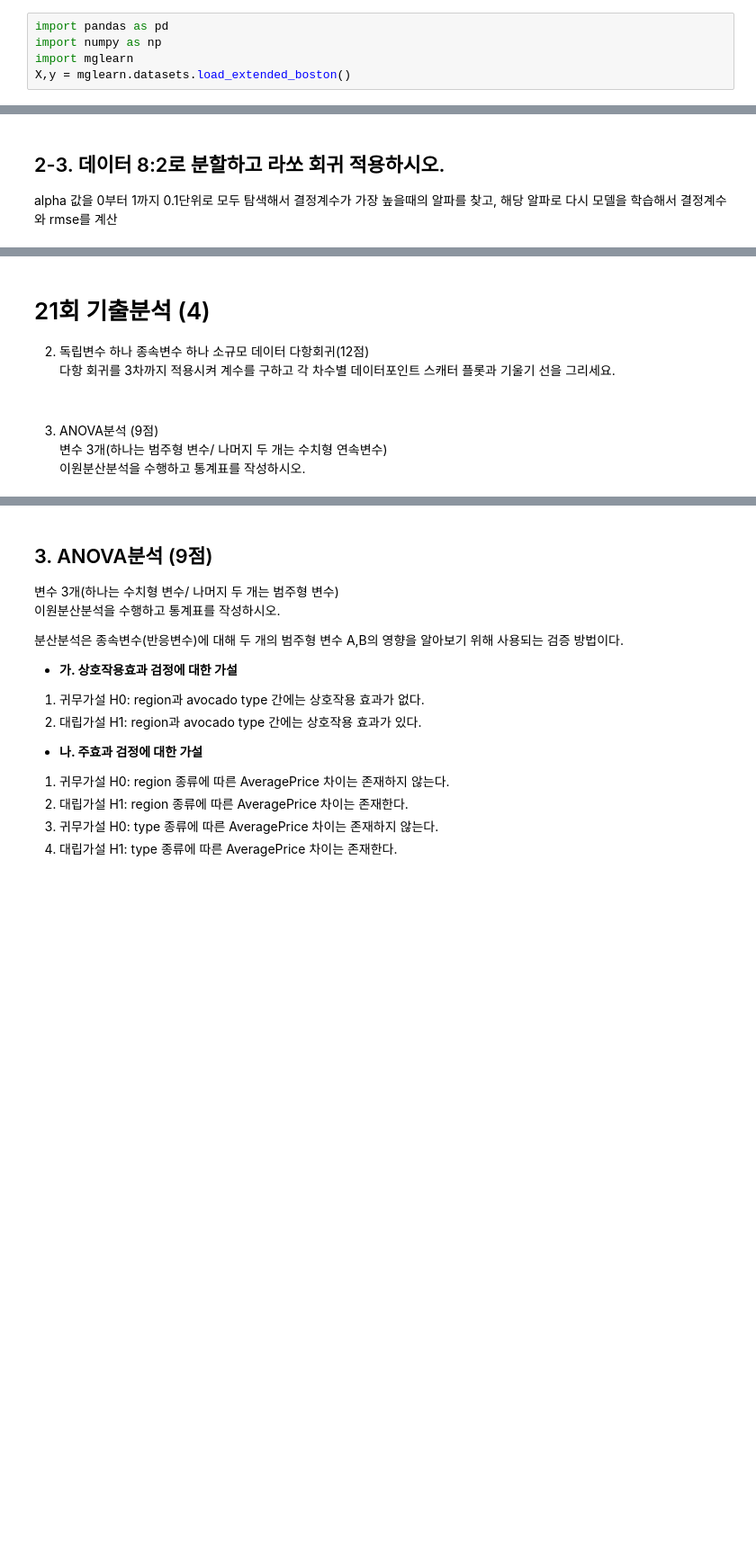
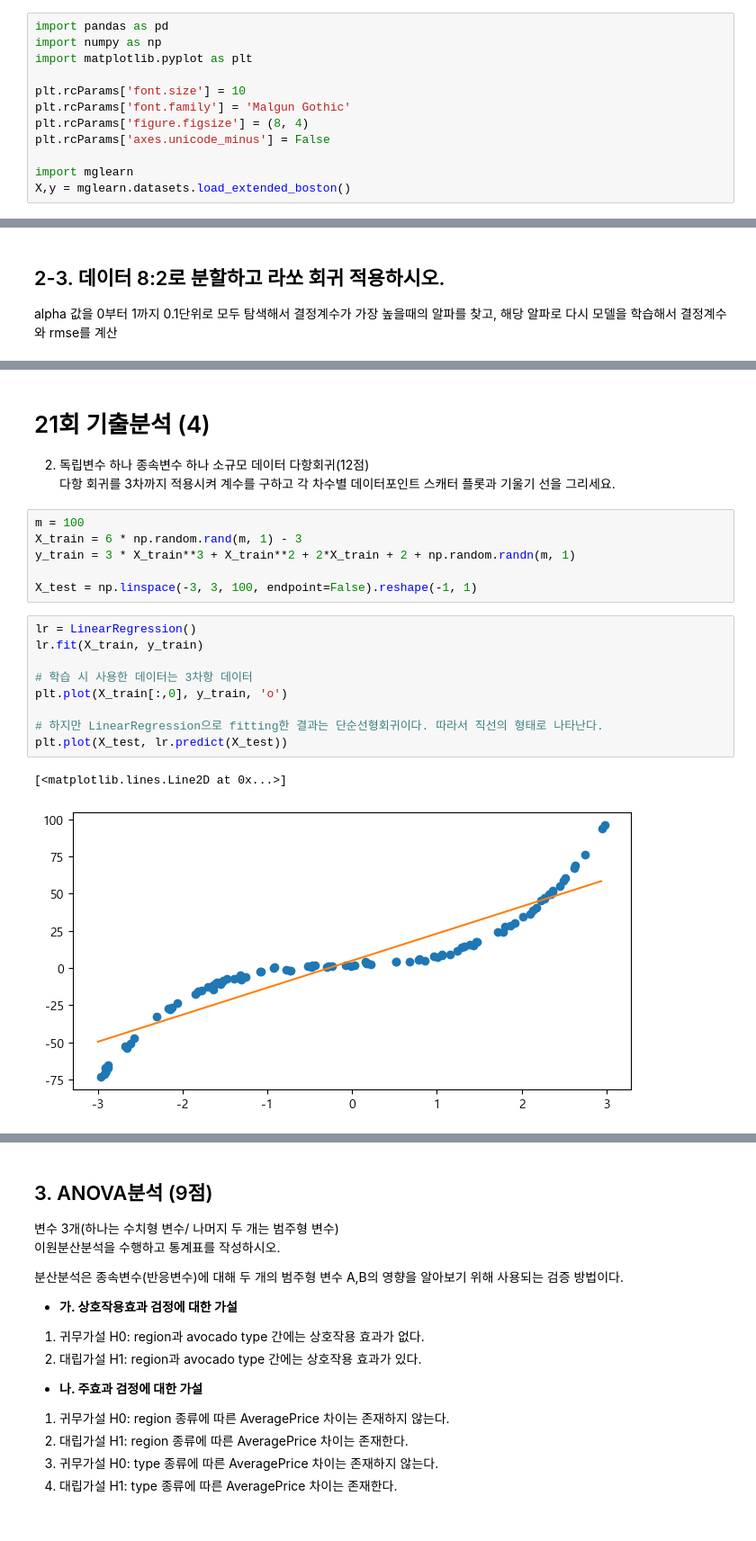
Before and after one commit to blueage98/adp_work, a Jupyter notebook: ADP-실기-DESSA/최신 기출동형 모의고사/1회_통계분석 - 연습.ipynb, the cells around one changed output, grey strips where cells are left out. Shown at 90% size. Cells and saved outputs as stored; diff of their text form; blank space fills up the shorter version.

```diff
--- a/ADP-실기-DESSA/최신 기출동형 모의고사/1회_통계분석 - 연습.ipynb
+++ b/ADP-실기-DESSA/최신 기출동형 모의고사/1회_통계분석 - 연습.ipynb
@@ -16,6 +15,13 @@ alpha 값을 0부터 1까지 0.1단위로 모두 탐색해서 결정계수가
 # %%
 import pandas as pd
 import numpy as np
+import matplotlib.pyplot as plt
+
+plt.rcParams['font.size'] = 10
+plt.rcParams['font.family'] = 'Malgun Gothic'
+plt.rcParams['figure.figsize'] = (8, 4)
+plt.rcParams['axes.unicode_minus'] = False
+
 import mglearn
 X,y = mglearn.datasets.load_extended_boston()
 # %% [markdown]
@@ -43,7 +108,21 @@ alpha 값을 0부터 1까지 0.1단위로 모두 탐색해서 결정계수가
 
 2. 독립변수 하나 종속변수 하나 소규모 데이터 다항회귀(12점)<br>
 다항 회귀를 3차까지 적용시켜 계수를 구하고 각 차수별 데이터포인트 스캐터 플롯과 기울기 선을 그리세요. <br>
-<br><br>
-3. ANOVA분석 (9점)<br>
-변수 3개(하나는 범주형 변수/ 나머지 두 개는 수치형 연속변수)<br>
-이원분산분석을 수행하고 통계표를 작성하시오.<br>
+# %%
+m = 100
+X_train = 6 * np.random.rand(m, 1) - 3
+y_train = 3 * X_train**3 + X_train**2 + 2*X_train + 2 + np.random.randn(m, 1)
+
+X_test = np.linspace(-3, 3, 100, endpoint=False).reshape(-1, 1)
+# %%
+lr = LinearRegression()
+lr.fit(X_train, y_train)
+
+# 학습 시 사용한 데이터는 3차항 데이터
+plt.plot(X_train[:,0], y_train, 'o')
+
+# 하지만 LinearRegression으로 fitting한 결과는 단순선형회귀이다. 따라서 직선의 형태로 나타난다.
+plt.plot(X_test, lr.predict(X_test))
+# %% [output]
+[<matplotlib.lines.Line2D at 0x...>]
+[figure, added]
```
Also changed, not shown: parts of 8 cells of this notebook, 1 other file.
